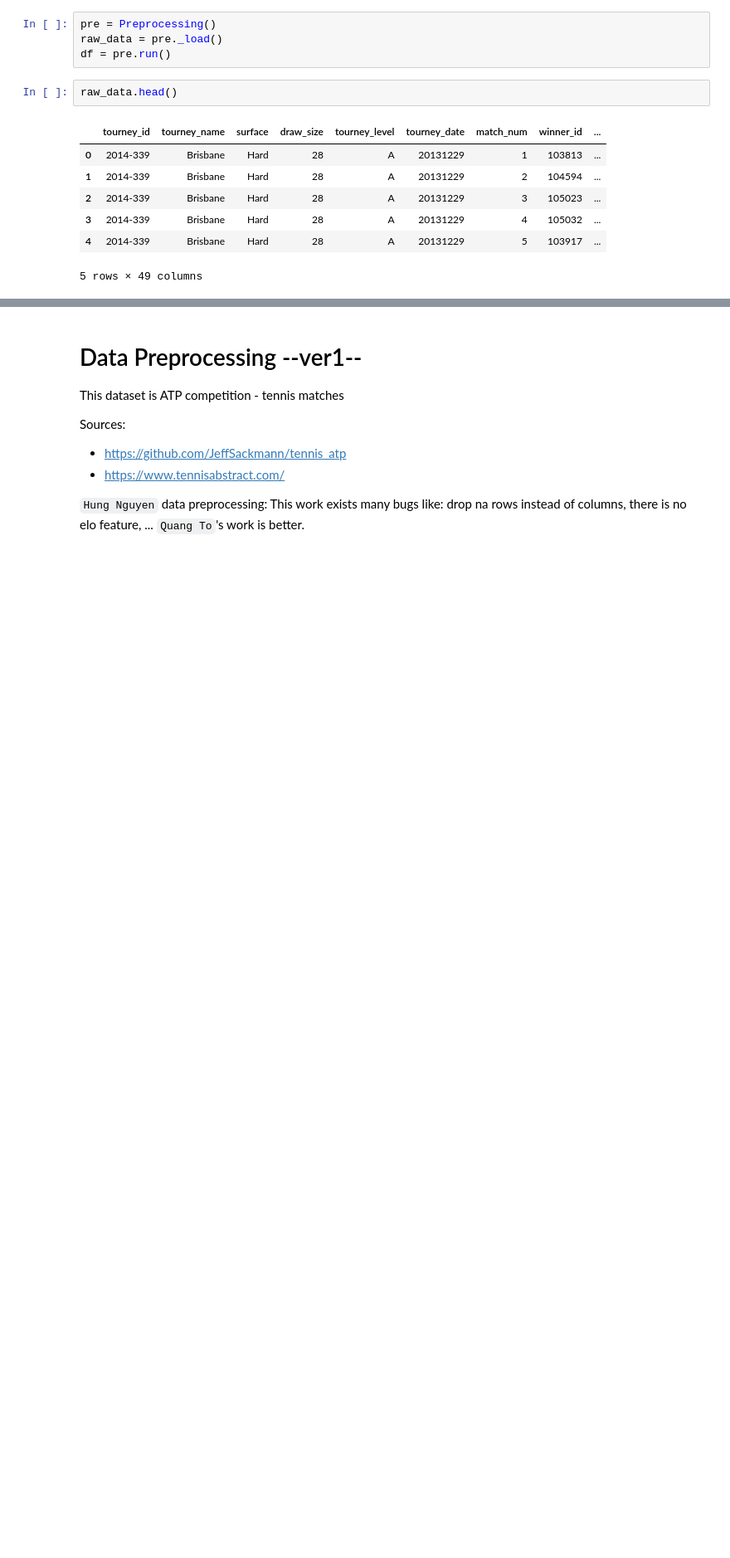
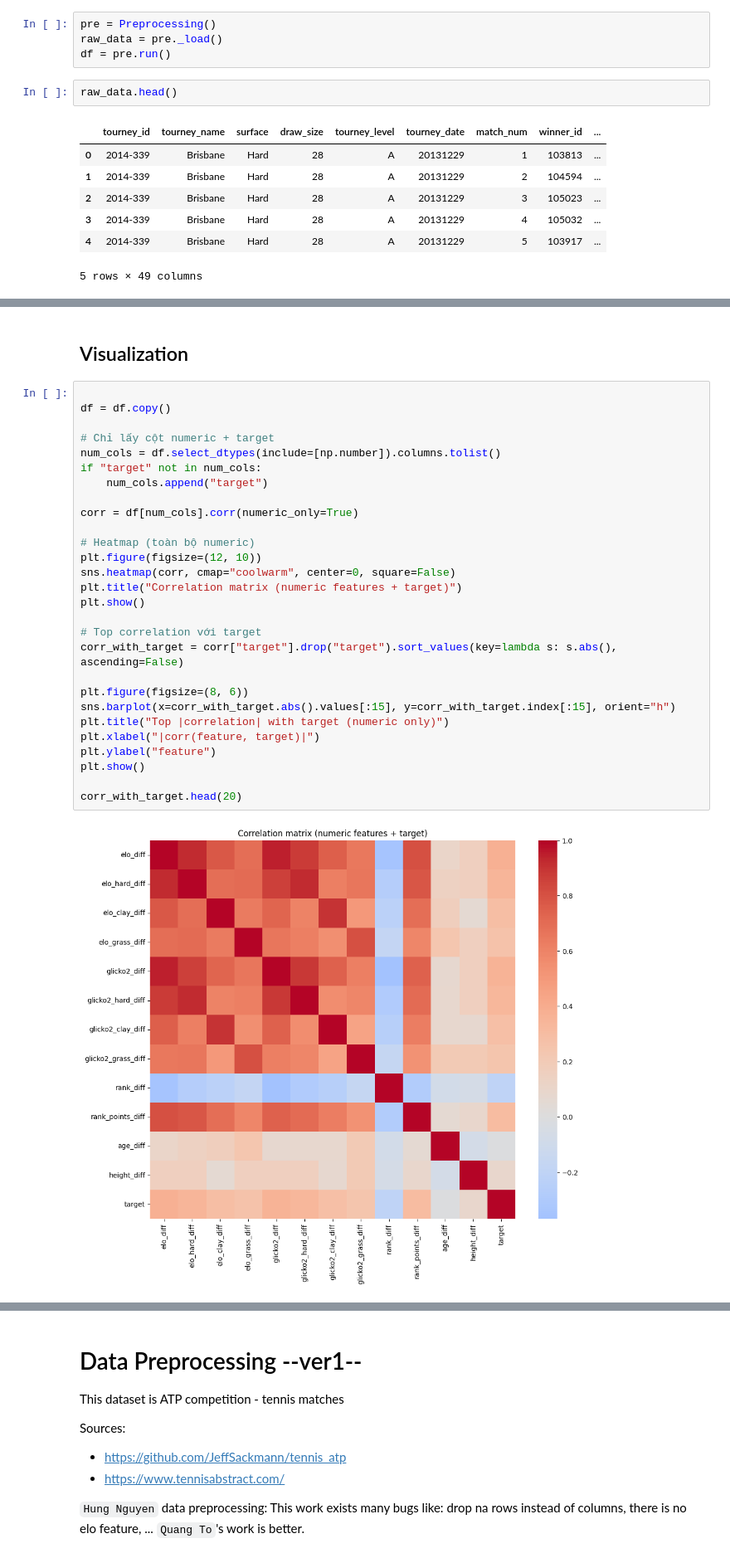
Before and after one commit to Stevenlee206/Tennis-match-prediction, a Jupyter notebook: src/preprocessing/understanding_data.ipynb, the cells around one changed output, grey strips where cells are left out. Shown at 83% size. Saved outputs shown, nothing was run; the diff lists cells and outputs as text; blank space fills up the shorter version.

```diff
--- a/src/preprocessing/understanding_data.ipynb
+++ b/src/preprocessing/understanding_data.ipynb
@@ -61,0 +66,32 @@ memory usage: 2.6+ MB
+# %% [markdown]
+## Visualization
+# %%
+
+df = df.copy()
+
+# Chỉ lấy cột numeric + target
+num_cols = df.select_dtypes(include=[np.number]).columns.tolist()
+if "target" not in num_cols:
+    num_cols.append("target")
+
+corr = df[num_cols].corr(numeric_only=True)
+
+# Heatmap (toàn bộ numeric)
+plt.figure(figsize=(12, 10))
+sns.heatmap(corr, cmap="coolwarm", center=0, square=False)
+plt.title("Correlation matrix (numeric features + target)")
+plt.show()
+
+# Top correlation với target
+corr_with_target = corr["target"].drop("target").sort_values(key=lambda s: s.abs(), ascending=False)
+
+plt.figure(figsize=(8, 6))
+sns.barplot(x=corr_with_target.abs().values[:15], y=corr_with_target.index[:15], orient="h")
+plt.title("Top |correlation| with target (numeric only)")
+plt.xlabel("|corr(feature, target)|")
+plt.ylabel("feature")
+plt.show()
+
+corr_with_target.head(20)
+# %% [output]
+[figure, added]
```
Also changed, not shown: parts of 4 cells of this notebook, 7 other files.
